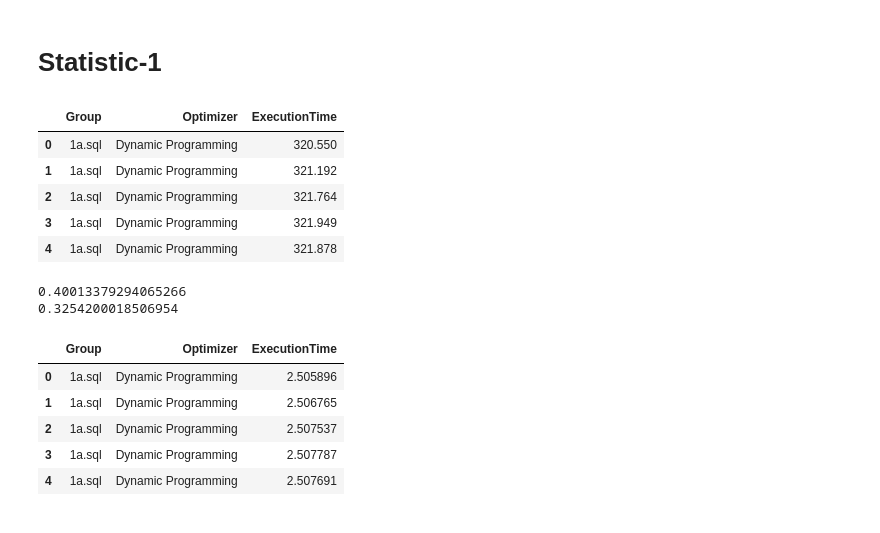
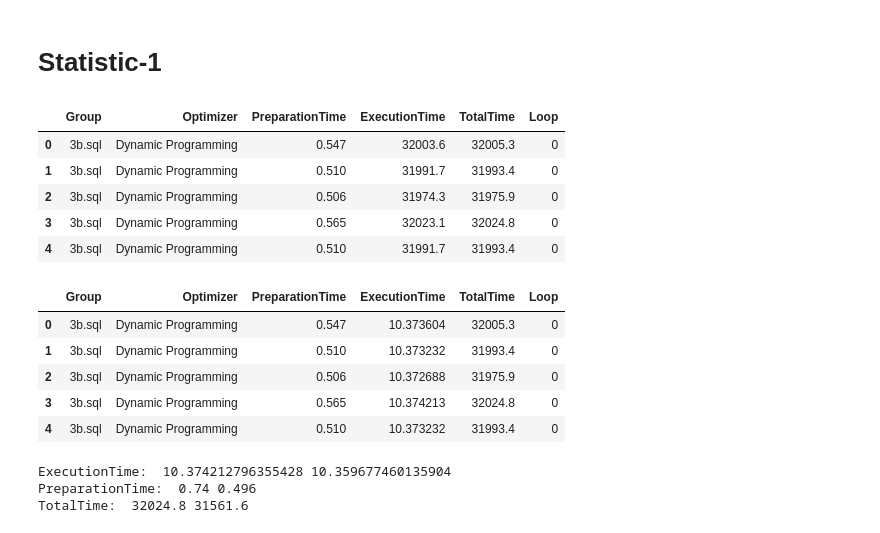
Before and after one commit to ChuyingHe/duckdb-master-rl, a Jupyter notebook: chuying/visualization/2.with timer/Workbook.ipynb, the cells around one changed output. Cells and saved outputs as stored; diff of their text form; code cells hidden in the pictures.

```diff
--- a/chuying/visualization/2.with timer/Workbook.ipynb
+++ b/chuying/visualization/2.with timer/Workbook.ipynb
@@ -187,35 +187,33 @@ sns.boxplot(x='Group',y='value',data=dd)
 # Statistic-1
 # %%
 cwd = os.getcwd()
-my_csv = cwd + '/0817data-each-query/output_1a.csv'
+my_csv = cwd + '/statistic_1/3b_sql.csv'
 my_df = pd.read_csv(my_csv)
 my_df.head()
 #total_df.columns
 # %% [output]
-|  | Group | Optimizer | ExecutionTime |
-| 0 | 1a.sql | Dynamic Programming | 320.550 |
-| 1 | 1a.sql | Dynamic Programming | 321.192 |
-| 2 | 1a.sql | Dynamic Programming | 321.764 |
-| 3 | 1a.sql | Dynamic Programming | 321.949 |
-| 4 | 1a.sql | Dynamic Programming | 321.878 |
+|  | Group | Optimizer | PreparationTime | ExecutionTime | TotalTime | Loop |
+| 0 | 3b.sql | Dynamic Programming | 0.547 | 32003.6 | 32005.3 | 0 |
+| 1 | 3b.sql | Dynamic Programming | 0.510 | 31991.7 | 31993.4 | 0 |
+| 2 | 3b.sql | Dynamic Programming | 0.506 | 31974.3 | 31975.9 | 0 |
+| 3 | 3b.sql | Dynamic Programming | 0.565 | 32023.1 | 32024.8 | 0 |
+| 4 | 3b.sql | Dynamic Programming | 0.510 | 31991.7 | 31993.4 | 0 |
-# %%
-print(max(np.log10(np.log10(my_df['ExecutionTime']))))
-print(min(np.log10(np.log10(my_df['ExecutionTime']))))
-# %% [output]
-0.40013379294065266
-0.3254200018506954
 # %%
-#my_df['ExecutionTime'] = my_df['ExecutionTime']
-#my_df.loc[my_df.Optimizer == "Dynamic Programming", "ExecutionTime"] /= 2.3
-#my_df.loc[my_df.Optimizer == "Reinforcement Learning", "ExecutionTime"] /= 3
-
-my_df['ExecutionTime'] = np.log10(my_df['ExecutionTime'])
+my_df['ExecutionTime'] = np.log(my_df['ExecutionTime'])
 my_df.head()
 # %% [output]
-|  | Group | Optimizer | ExecutionTime |
-| 0 | 1a.sql | Dynamic Programming | 2.505896 |
-| 1 | 1a.sql | Dynamic Programming | 2.506765 |
-| 2 | 1a.sql | Dynamic Programming | 2.507537 |
-| 3 | 1a.sql | Dynamic Programming | 2.507787 |
-| 4 | 1a.sql | Dynamic Programming | 2.507691 |
+|  | Group | Optimizer | PreparationTime | ExecutionTime | TotalTime | Loop |
+| 0 | 3b.sql | Dynamic Programming | 0.547 | 10.373604 | 32005.3 | 0 |
+| 1 | 3b.sql | Dynamic Programming | 0.510 | 10.373232 | 31993.4 | 0 |
+| 2 | 3b.sql | Dynamic Programming | 0.506 | 10.372688 | 31975.9 | 0 |
+| 3 | 3b.sql | Dynamic Programming | 0.565 | 10.374213 | 32024.8 | 0 |
+| 4 | 3b.sql | Dynamic Programming | 0.510 | 10.373232 | 31993.4 | 0 |
+# %%
+print("ExecutionTime: ", max(my_df['ExecutionTime']), min(my_df['ExecutionTime']))
+print("PreparationTime: ", max(my_df['PreparationTime']), min(my_df['PreparationTime']))
+print("TotalTime: ", max(my_df['TotalTime']), min(my_df['TotalTime']))
+# %% [output]
+ExecutionTime:  10.374212796355428 10.359677460135904
+PreparationTime:  0.74 0.496
+TotalTime:  32024.8 31561.6
 # %%
```
Also changed, not shown: parts of 4 cells of this notebook, 15 other files.
